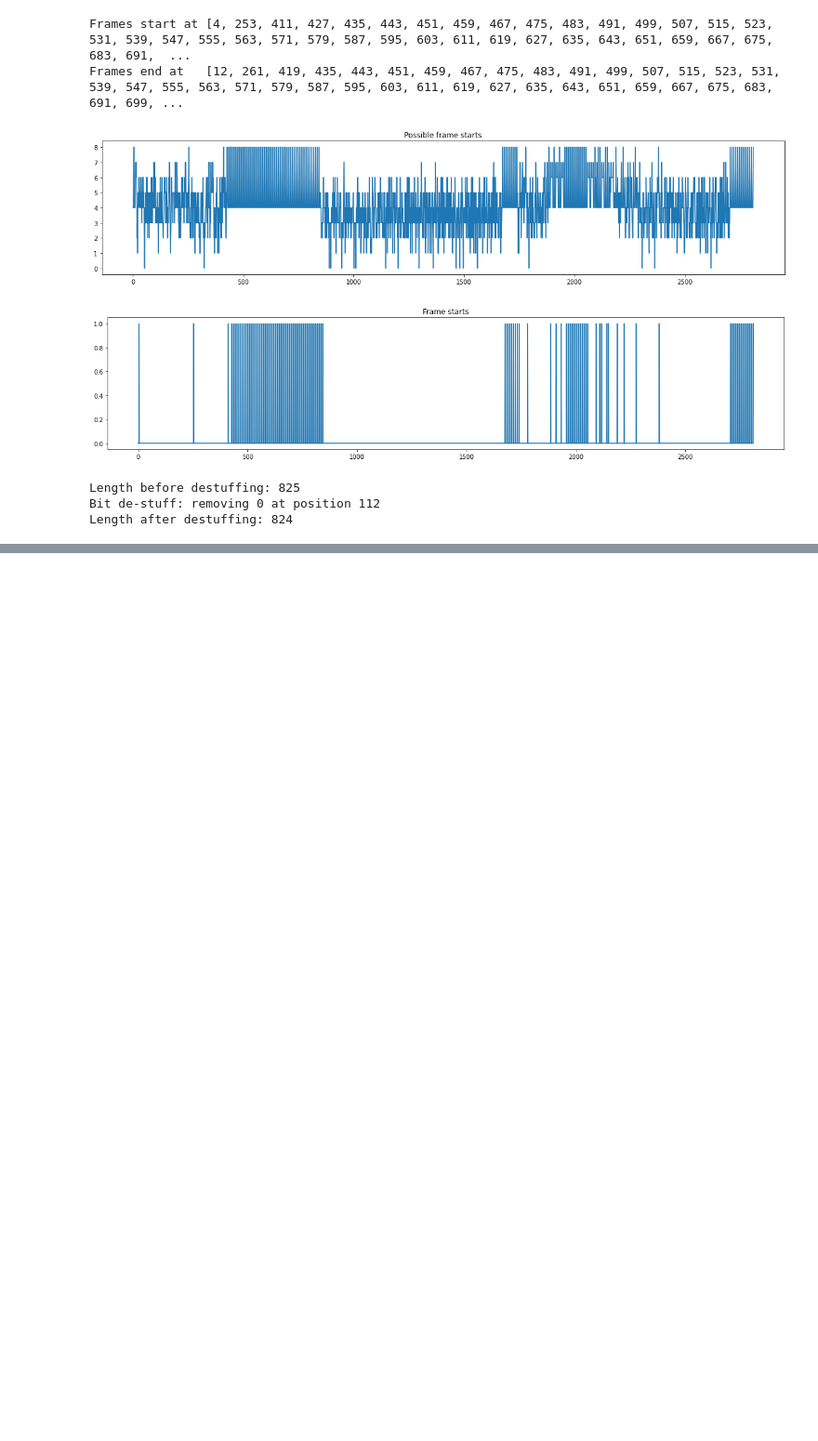
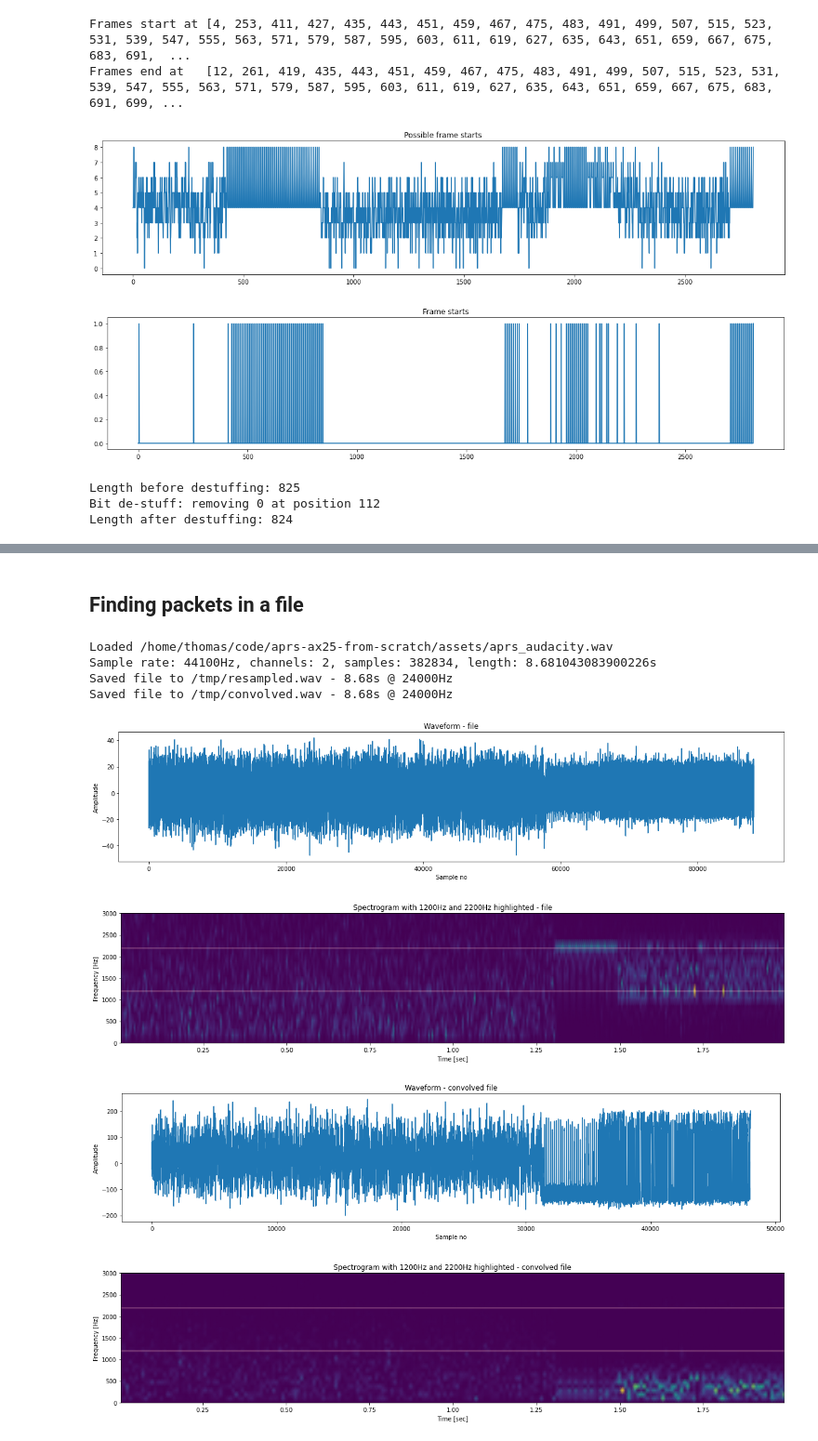
Before and after one commit to thomastoye/aprs-ax25-from-scratch, a Jupyter notebook: notebooks/notebook.ipynb, the cells around one changed output, grey strips where cells are left out. Shown at 93% size. Drawn from its saved outputs; the diff is of its cells as text; code cells hidden in the pictures; blank space fills up the shorter version.

```diff
--- a/notebooks/notebook.ipynb
+++ b/notebooks/notebook.ipynb
@@ -289,3 +333,5 @@ parse_packet(chunk(packet, 8))
  'information': '$GPRMC,013641.06,A,3348.1607,N,11807.4631,W,34.0,090.5,231105,13.,E*73\r',
  'frame_check_sequence': [array([1, 0, 0, 1, 0, 0, 1, 1]),
   array([0, 1, 0, 0, 0, 0, 1, 0])]}
+# %% [markdown]
+## Finding packets in a file
@@ -291,0 +422,49 @@ parse_packet(chunk(packet, 8))
+# %%
+file_sample_rate, file = load_asset('aprs_audacity.wav')
+file = remove_dc_bias(rescale_amplitude(file))
+
+start_second = 1
+end_second = 3
+
+show_waveform(file[int(file_sample_rate*start_second):int(file_sample_rate*end_second)], 'file')
+show_spectrogram(file[int(file_sample_rate*start_second):int(file_sample_rate*end_second)], file_sample_rate, 'file')
+
+new_sample_rate = 24000
+
+resampled_file = resample_file(file, file_sample_rate, new_sample_rate)
+# show_spectrogram(resampled_file[int(new_sample_rate*start_second):int(new_sample_rate*end_second)], new_sample_rate, 'resampled file')
+
+def convolve_over_file(file):
+    t20 = np.array([ x/20 for x in range(-10,10) ]).astype(np.longdouble)
+    mf1200 = np.exp(1j*2*pi*t20*1.0)
+    mf2200 = np.exp(1j*2*pi*t20*1.8)
+
+    d12 = np.convolve(file, mf1200,'same')
+    d22 = np.convolve(file, mf2200,'same')
+
+
+#     return abs(d22)# + abs(d22)
+    return abs(d12) - abs(d22)
+
+convolved = convolve_over_file(resampled_file)
+show_waveform(convolved[int(new_sample_rate*start_second):int(new_sample_rate*end_second)], 'convolved file')
+show_spectrogram(convolved[int(new_sample_rate*start_second):int(new_sample_rate*end_second)], new_sample_rate, 'convolved file')
+
+# filtered = apply_bandpass_to_file(resampled_file, new_sample_rate)
+
+save_wav(resampled_file, new_sample_rate, '/tmp/resampled.wav')
+save_wav(convolved, new_sample_rate, '/tmp/convolved.wav')
+# save_wav(filtered, new_sample_rate, '/tmp/filtered.wav')
+
+# convolved = convolve_over_file(filtered)
+# show_waveform(convolved[int(new_sample_rate*start_second):int(new_sample_rate*end_second)])
+# show_spectrogram(convolved[int(new_sample_rate*start_second):int(new_sample_rate*end_second)], new_sample_rate)
+# %% [output]
+Loaded /home/thomas/code/aprs-ax25-from-scratch/assets/aprs_audacity.wav
+Sample rate: 44100Hz, channels: 2, samples: 382834, length: 8.681043083900226s
+Saved file to /tmp/resampled.wav - 8.68s @ 24000Hz
+Saved file to /tmp/convolved.wav - 8.68s @ 24000Hz
+[figure, added]
+[figure, added]
+[figure, added]
+[figure, added]
```
Also changed, not shown: parts of 10 cells of this notebook, 4 other files.
